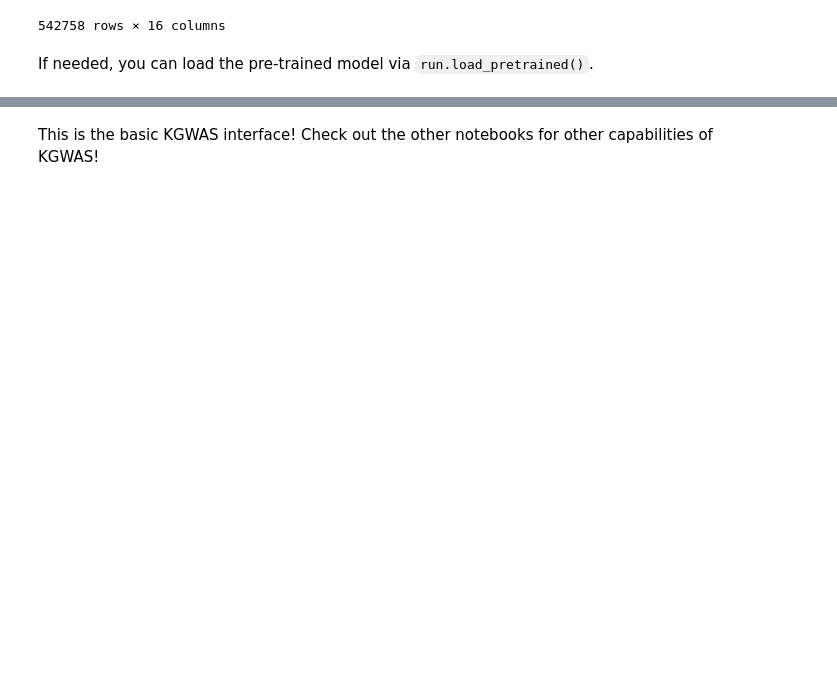
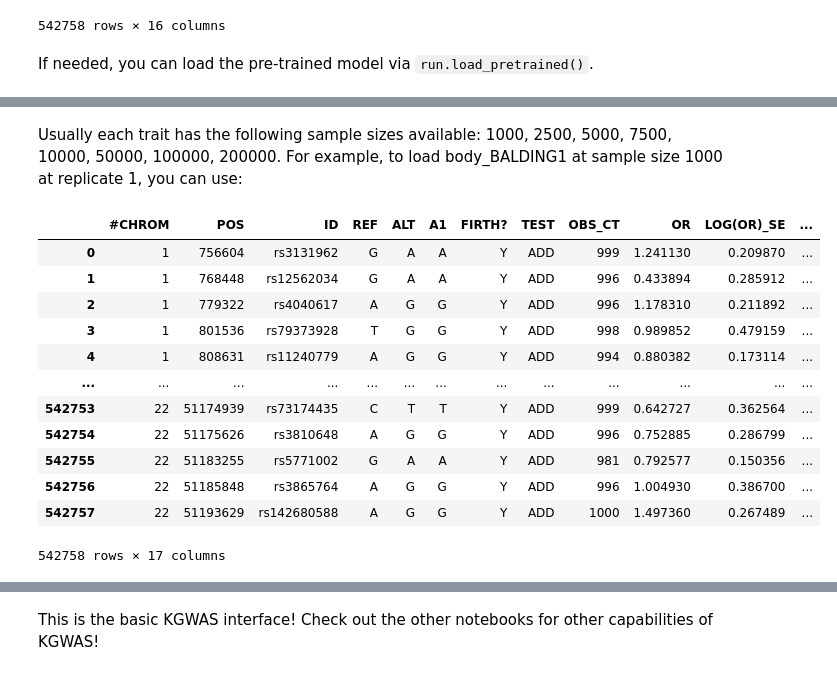
Before and after one commit to snap-stanford/KGWAS, a Jupyter notebook: demo/kgwas_101.ipynb, the cells around one changed output, grey strips where cells are left out. Saved outputs shown, nothing was run; the diff lists cells and outputs as text; code cells hidden in the pictures; blank space fills up the shorter version.

```diff
--- a/demo/kgwas_101.ipynb
+++ b/demo/kgwas_101.ipynb
@@ -79,0 +82,3 @@ run.load_pretrained('./data/model/test')
+# %%
+from kgwas import KGWAS, KGWAS_Data
+data = KGWAS_Data(data_path = '/dfs/project/datasets/20220524-ukbiobank/data/kgwas_data/')
@@ -79,0 +89,4 @@ run.load_pretrained('./data/model/test')
+# %%
+data.load_kg(snp_init_emb = 'baselineLD',
+             go_init_emb = 'random',
+             gene_init_emb = 'pops')
@@ -79,0 +105,3 @@ run.load_pretrained('./data/model/test')
+# %%
+data.load_simulation_gwas('causal', seed = 1) # seed can range from 1-500
+data.lr_uni
@@ -79,0 +126,3 @@ run.load_pretrained('./data/model/test')
+# %%
+data.load_simulation_gwas('null', seed = 1)# seed can range from 1-500
+data.lr_uni
@@ -79,0 +166,19 @@ run.load_pretrained('./data/model/test')
+# %% [markdown]
+Usually each trait has the following sample sizes available: 1000, 2500, 5000, 7500, 10000, 50000, 100000, 200000. For example, to load body_BALDING1 at sample size 1000 at replicate 1, you can use:
+# %%
+data.load_gwas_subsample(pheno = 'body_BALDING1', sample_size = 1000, seed = 1)
+data.lr_uni
+# %% [output]
+|  | #CHROM | POS | ID | REF | ALT | A1 | FIRTH? | TEST | OBS_CT | OR | LOG(OR)_SE | ... |
+| 0 | 1 | 756604 | rs3131962 | G | A | A | Y | ADD | 999 | 1.241130 | 0.209870 | ... |
+| 1 | 1 | 768448 | rs12562034 | G | A | A | Y | ADD | 996 | 0.433894 | 0.285912 | ... |
+| 2 | 1 | 779322 | rs4040617 | A | G | G | Y | ADD | 996 | 1.178310 | 0.211892 | ... |
+| 3 | 1 | 801536 | rs79373928 | T | G | G | Y | ADD | 998 | 0.989852 | 0.479159 | ... |
+| 4 | 1 | 808631 | rs11240779 | A | G | G | Y | ADD | 994 | 0.880382 | 0.173114 | ... |
+| ... | ... | ... | ... | ... | ... | ... | ... | ... | ... | ... | ... | ... |
+| 542753 | 22 | 51174939 | rs73174435 | C | T | T | Y | ADD | 999 | 0.642727 | 0.362564 | ... |
+| 542754 | 22 | 51175626 | rs3810648 | A | G | G | Y | ADD | 996 | 0.752885 | 0.286799 | ... |
+| 542755 | 22 | 51183255 | rs5771002 | G | A | A | Y | ADD | 981 | 0.792577 | 0.150356 | ... |
+| 542756 | 22 | 51185848 | rs3865764 | A | G | G | Y | ADD | 996 | 1.004930 | 0.386700 | ... |
+| 542757 | 22 | 51193629 | rs142680588 | A | G | G | Y | ADD | 1000 | 1.497360 | 0.267489 | ... |
+542758 rows × 17 columns
```
Also changed, not shown: parts of 12 cells of this notebook, 6 other files.
